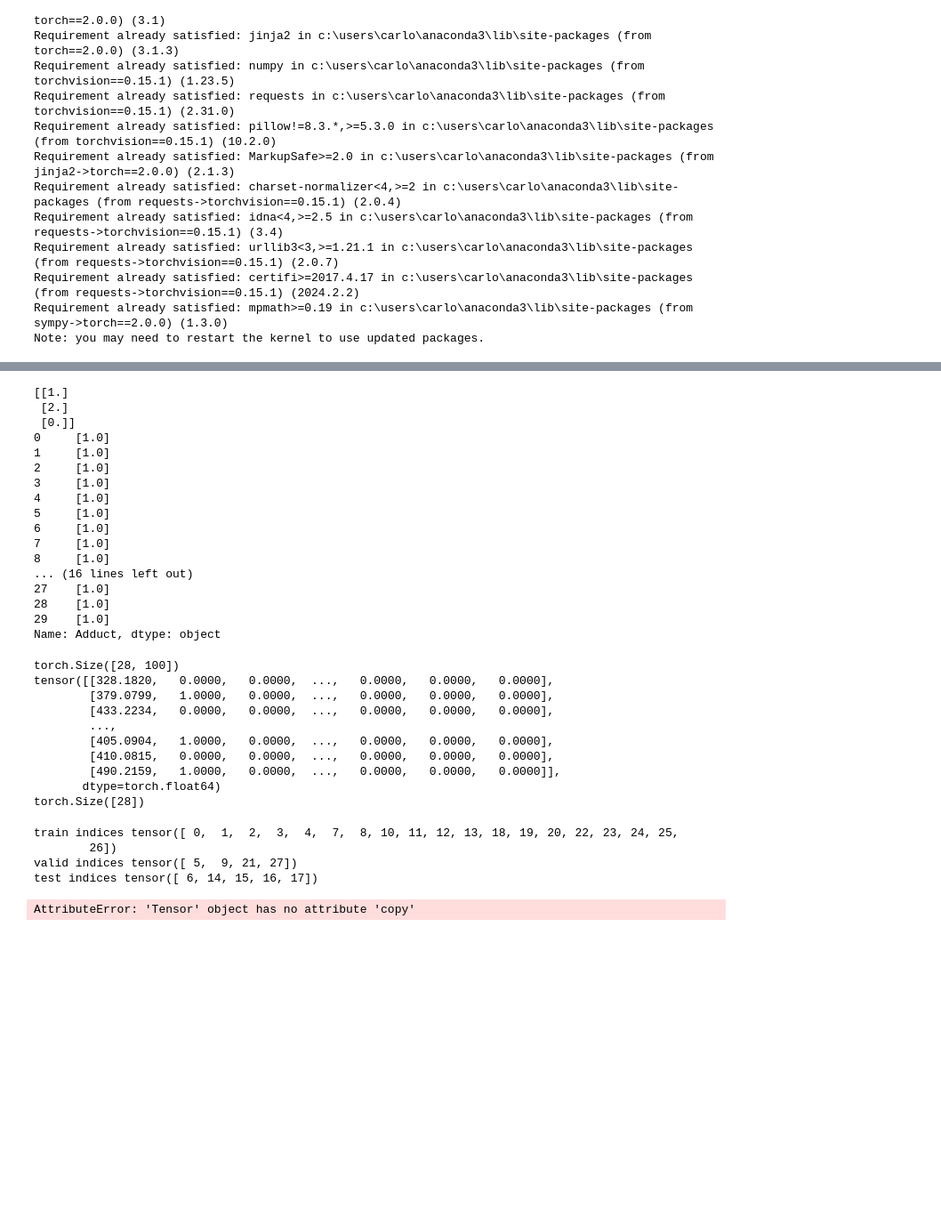
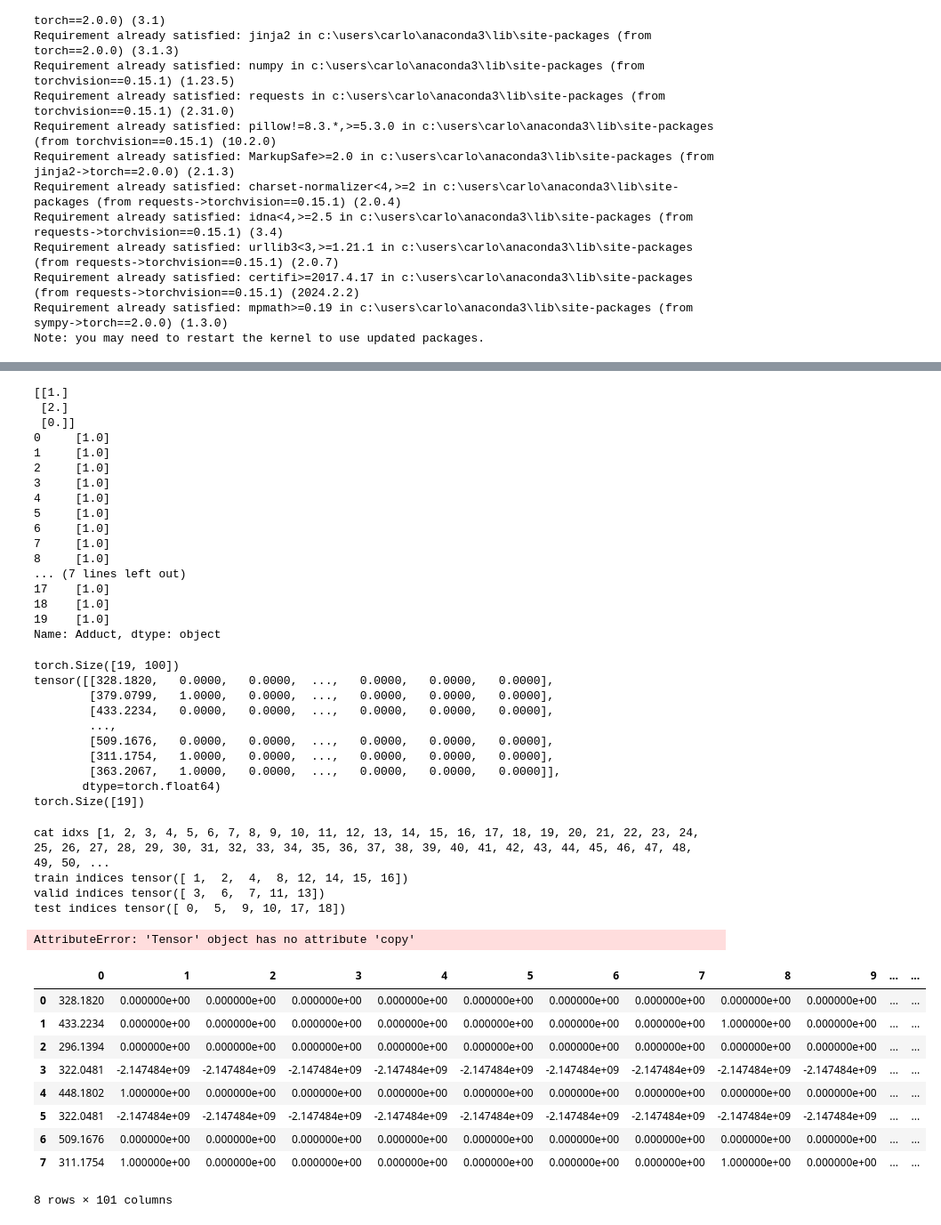
Before and after one commit to carlotapuente/tfg_ccsPrediction, a Jupyter notebook: tfg.ipynb, the cells around one changed output, grey strips where cells are left out. Shown at 89% size. Cells and saved outputs as stored; diff of their text form; code cells hidden in the pictures; blank space fills up the shorter version.

```diff
--- a/tfg.ipynb
+++ b/tfg.ipynb
@@ -28,7 +28,7 @@ csv_file_path = 'METLIN_CCS_vectorfingerprintsVectorized.csv'
 column_name = 'Dimer.1'
 value_to_filter = 'Monomer'
 
-original_data = pd.read_csv(csv_file_path, nrows = 0)
+original_data = pd.read_csv(csv_file_path, nrows = 20)
 
 data = original_data[original_data['Dimer.1'] == 'Monomer']
 
@@ -81,10 +81,10 @@ print(mapped_adducts)
 6     [1.0]
 7     [1.0]
 8     [1.0]
-... (16 lines left out)
-27    [1.0]
-28    [1.0]
-29    [1.0]
+... (7 lines left out)
+17    [1.0]
+18    [1.0]
+19    [1.0]
 Name: Adduct, dtype: object
 # %%
 import torch
@@ -114,16 +114,16 @@ y = torch.tensor(data.iloc[:, 7].to_numpy(dtype=float))
 print(X)
 print(y.shape)
 # %% [output]
-torch.Size([28, 100])
+torch.Size([19, 100])
 tensor([[328.1820,   0.0000,   0.0000,  ...,   0.0000,   0.0000,   0.0000],
         [379.0799,   1.0000,   0.0000,  ...,   0.0000,   0.0000,   0.0000],
         [433.2234,   0.0000,   0.0000,  ...,   0.0000,   0.0000,   0.0000],
         ...,
-        [405.0904,   1.0000,   0.0000,  ...,   0.0000,   0.0000,   0.0000],
-        [410.0815,   0.0000,   0.0000,  ...,   0.0000,   0.0000,   0.0000],
-        [490.2159,   1.0000,   0.0000,  ...,   0.0000,   0.0000,   0.0000]],
+        [509.1676,   0.0000,   0.0000,  ...,   0.0000,   0.0000,   0.0000],
+        [311.1754,   1.0000,   0.0000,  ...,   0.0000,   0.0000,   0.0000],
+        [363.2067,   1.0000,   0.0000,  ...,   0.0000,   0.0000,   0.0000]],
        dtype=torch.float64)
-torch.Size([28])
+torch.Size([19])
 # %%
 import os
 
@@ -143,6 +143,7 @@ cat_dims = [2] * 100 # 2: fingerprints solo pueden tomar dos valores (binario)
 cat_dims = np.append(np.array([1]),np.array(cat_dims)).astype(int) #Appending 1 for CLS token, this is later used to generate embeddings.
 
 cat_idxs = list(np.where(np.array(categorical_indicator)==True)[0]) # discrete/categorical features
+print("cat idxs", cat_idxs)
 con_idxs = list(set(range(X.size(1))) - set(cat_idxs)) # continuous/numerical features
 
 model = SAINT(
@@ -190,29 +191,34 @@ X_train = {
     'data': X[train_indices],
     'mask': X[nan_mask]
 }
+# if X_train['data'].shape != X_train['mask'].shape:
+#     raise'Shape of data not same as that of nan mask!'
+
 X_valid = {
     'data': X[valid_indices],
     'mask': X[nan_mask]
 }
+# if X_valid['data'].shape != X_valid['mask'].shape:
+#     raise'Shape of data not same as that of nan mask!'
+
 X_test = {
     'data': X[test_indices],
     'mask': X[nan_mask]
 }
+# if X_test['data'].shape != X_test['mask'].shape:
+#     raise'Shape of data not same as that of nan mask!'
 
 y_train = {
-    'data': y[train_indices],
-    'mask': y[nan_mask_y]
-}
-y_valid = {
-    'data': y[valid_indices],
-    'mask': y[nan_mask_y]
-}
-y_test = {
-    'data': y[test_indices],
-    'mask': y[nan_mask_y]
+    'data': y[train_indices].reshape(-1, 1)
 }
 
+y_valid = {
+    'data': y[valid_indices].reshape(-1, 1)
+}
 
+y_test = {
+    'data': y[test_indices].reshape(-1, 1)
+}
 
 optimizer = optim.SGD(model.parameters(), lr=0.0001, momentum=0.9, weight_decay=5e-4)
 
@@ -224,7 +230,7 @@ train_std = torch.std(cont, dim=0)
 continuous_mean_std = np.array([train_mean,train_std]).astype(np.float32)
 
 train_ds = DataSetCatCon(X_train, y_train, cat_idxs,'reg',continuous_mean_std)
-# trainloader = DataLoader(train_ds, batch_size=256, shuffle=True,num_workers=4)
+trainloader = DataLoader(train_ds, batch_size=256, shuffle=True,num_workers=4)
 
 # valid_ds = DataSetCatCon(X_valid, y_valid, cat_idxs,'reg', continuous_mean_std)
 # validloader = DataLoader(valid_ds, batch_size=256, shuffle=False,num_workers=4)
@@ -264,11 +270,25 @@ scheduler = 'cosine' # default
 #             (epoch + 1, test_rmse ))
 #     model.train()
 # %% [output]
-train indices tensor([ 0,  1,  2,  3,  4,  7,  8, 10, 11, 12, 13, 18, 19, 20, 22, 23, 24, 25,
-        26])
-valid indices tensor([ 5,  9, 21, 27])
-test indices tensor([ 6, 14, 15, 16, 17])
+cat idxs [1, 2, 3, 4, 5, 6, 7, 8, 9, 10, 11, 12, 13, 14, 15, 16, 17, 18, 19, 20, 21, 22, 23, 24, 25, 26, 27, 28, 29, 30, 31, 32, 33, 34, 35, 36, 37, 38, 39, 40, 41, 42, 43, 44, 45, 46, 47, 48, 49, 50, ...
+train indices tensor([ 1,  2,  4,  8, 12, 14, 15, 16])
+valid indices tensor([ 3,  6,  7, 11, 13])
+test indices tensor([ 0,  5,  9, 10, 17, 18])
 AttributeError: 'Tensor' object has no attribute 'copy'
+# %%
+pd.DataFrame(X_train).copy()
+# pd.DataFrame(X_train['data']).copy()
+# %% [output]
+|  | 0 | 1 | 2 | 3 | 4 | 5 | 6 | 7 | 8 | 9 | ... | ... |
+| 0 | 328.1820 | 0.000000e+00 | 0.000000e+00 | 0.000000e+00 | 0.000000e+00 | 0.000000e+00 | 0.000000e+00 | 0.000000e+00 | 0.000000e+00 | 0.000000e+00 | ... | ... |
+| 1 | 433.2234 | 0.000000e+00 | 0.000000e+00 | 0.000000e+00 | 0.000000e+00 | 0.000000e+00 | 0.000000e+00 | 0.000000e+00 | 1.000000e+00 | 0.000000e+00 | ... | ... |
+| 2 | 296.1394 | 0.000000e+00 | 0.000000e+00 | 0.000000e+00 | 0.000000e+00 | 0.000000e+00 | 0.000000e+00 | 0.000000e+00 | 0.000000e+00 | 0.000000e+00 | ... | ... |
+| 3 | 322.0481 | -2.147484e+09 | -2.147484e+09 | -2.147484e+09 | -2.147484e+09 | -2.147484e+09 | -2.147484e+09 | -2.147484e+09 | -2.147484e+09 | -2.147484e+09 | ... | ... |
+| 4 | 448.1802 | 1.000000e+00 | 0.000000e+00 | 0.000000e+00 | 0.000000e+00 | 0.000000e+00 | 0.000000e+00 | 0.000000e+00 | 0.000000e+00 | 0.000000e+00 | ... | ... |
+| 5 | 322.0481 | -2.147484e+09 | -2.147484e+09 | -2.147484e+09 | -2.147484e+09 | -2.147484e+09 | -2.147484e+09 | -2.147484e+09 | -2.147484e+09 | -2.147484e+09 | ... | ... |
+| 6 | 509.1676 | 0.000000e+00 | 0.000000e+00 | 0.000000e+00 | 0.000000e+00 | 0.000000e+00 | 0.000000e+00 | 0.000000e+00 | 0.000000e+00 | 0.000000e+00 | ... | ... |
+| 7 | 311.1754 | 1.000000e+00 | 0.000000e+00 | 0.000000e+00 | 0.000000e+00 | 0.000000e+00 | 0.000000e+00 | 0.000000e+00 | 1.000000e+00 | 0.000000e+00 | ... | ... |
+8 rows × 101 columns
 # %%
 from sklearn.model_selection import train_test_split
 import torch.optim as optim
```
Also changed, not shown: parts of 1 cell of this notebook.
